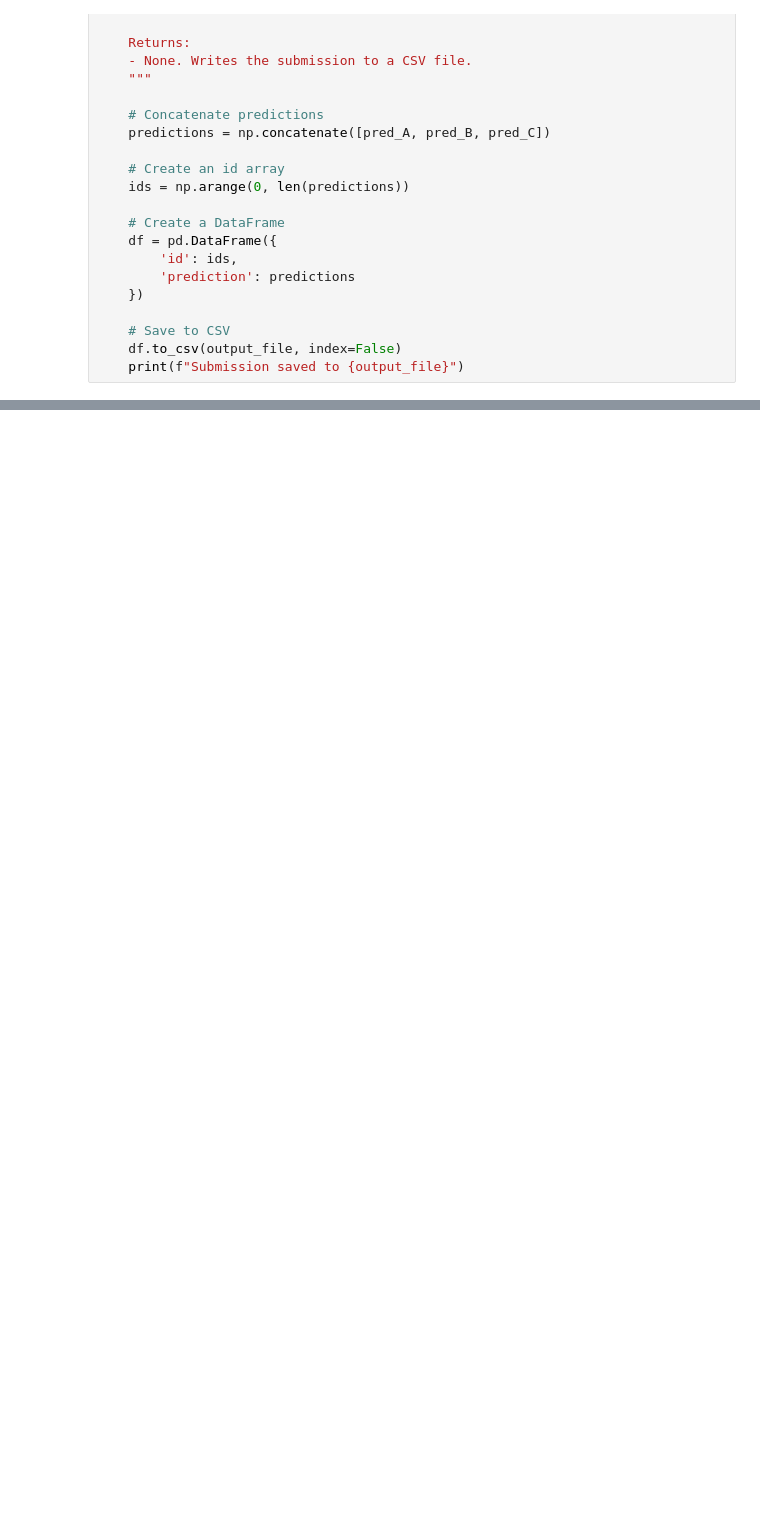
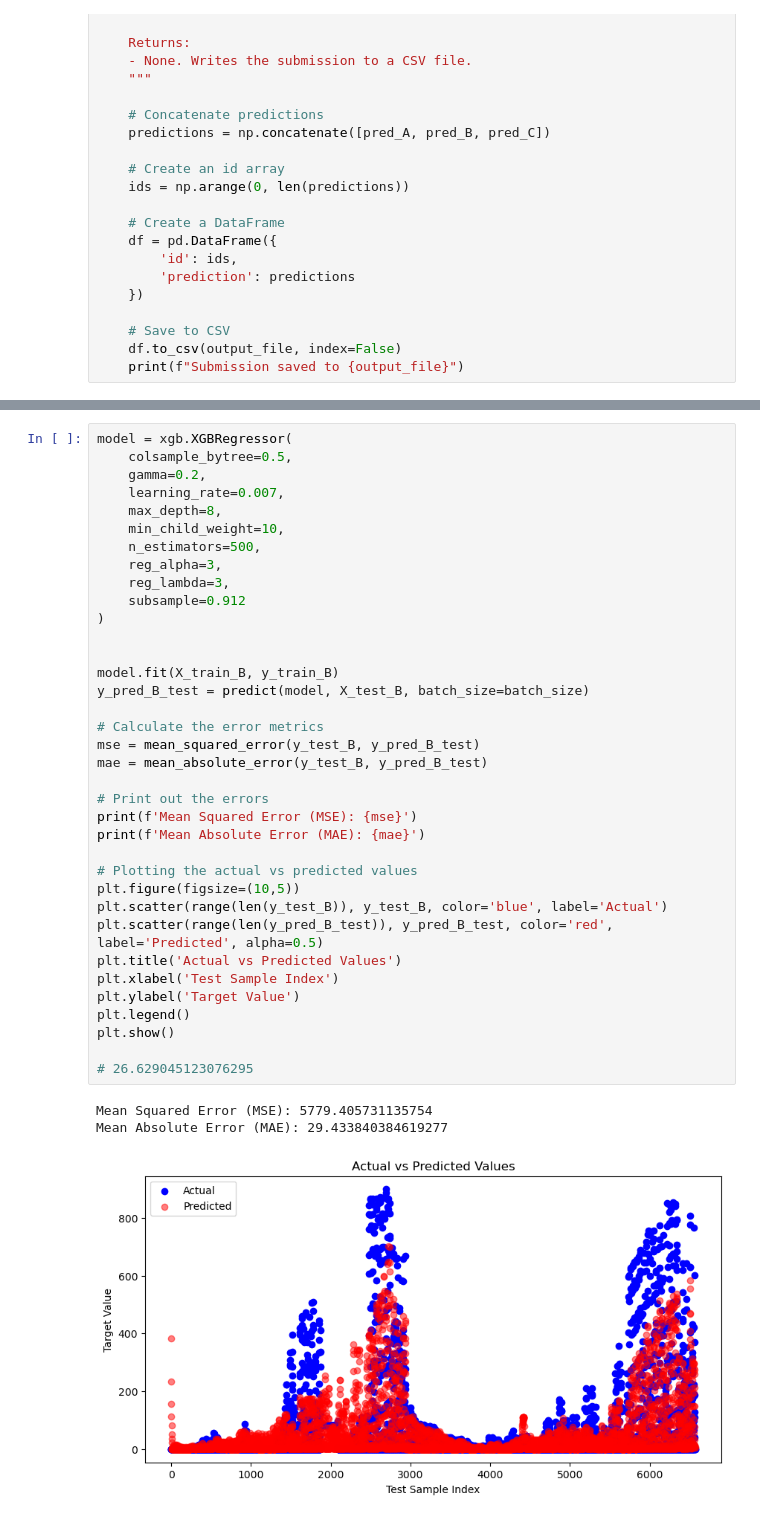
Before and after one commit to TDT4173-MPC/TDT4173-MPC, a Jupyter notebook: Petter/models/recursive_xgboost.ipynb, the cells around one changed output, grey strips where cells are left out. Drawn from its saved outputs; the diff is of its cells as text; blank space fills up the shorter version.

```diff
--- a/Petter/models/recursive_xgboost.ipynb
+++ b/Petter/models/recursive_xgboost.ipynb
@@ -220,0 +374,40 @@ print(A.columns)
+# %%
+model = xgb.XGBRegressor(
+    colsample_bytree=0.5,
+    gamma=0.2,
+    learning_rate=0.007,
+    max_depth=8,
+    min_child_weight=10,
+    n_estimators=500,
+    reg_alpha=3,
+    reg_lambda=3,
+    subsample=0.912
+)
+
+
+model.fit(X_train_B, y_train_B)
+y_pred_B_test = predict(model, X_test_B, batch_size=batch_size)
+
+# Calculate the error metrics
+mse = mean_squared_error(y_test_B, y_pred_B_test)
+mae = mean_absolute_error(y_test_B, y_pred_B_test)
+
+# Print out the errors
+print(f'Mean Squared Error (MSE): {mse}')
+print(f'Mean Absolute Error (MAE): {mae}')
+
+# Plotting the actual vs predicted values
+plt.figure(figsize=(10,5))
+plt.scatter(range(len(y_test_B)), y_test_B, color='blue', label='Actual')
+plt.scatter(range(len(y_pred_B_test)), y_pred_B_test, color='red', label='Predicted', alpha=0.5)
+plt.title('Actual vs Predicted Values')
+plt.xlabel('Test Sample Index')
+plt.ylabel('Target Value')
+plt.legend()
+plt.show()
+
+# 26.629045123076295
+# %% [output]
+Mean Squared Error (MSE): 5779.405731135754
+Mean Absolute Error (MAE): 29.433840384619277
+[figure, added]
```
Also changed, not shown: parts of 12 cells of this notebook, 6 other files.
